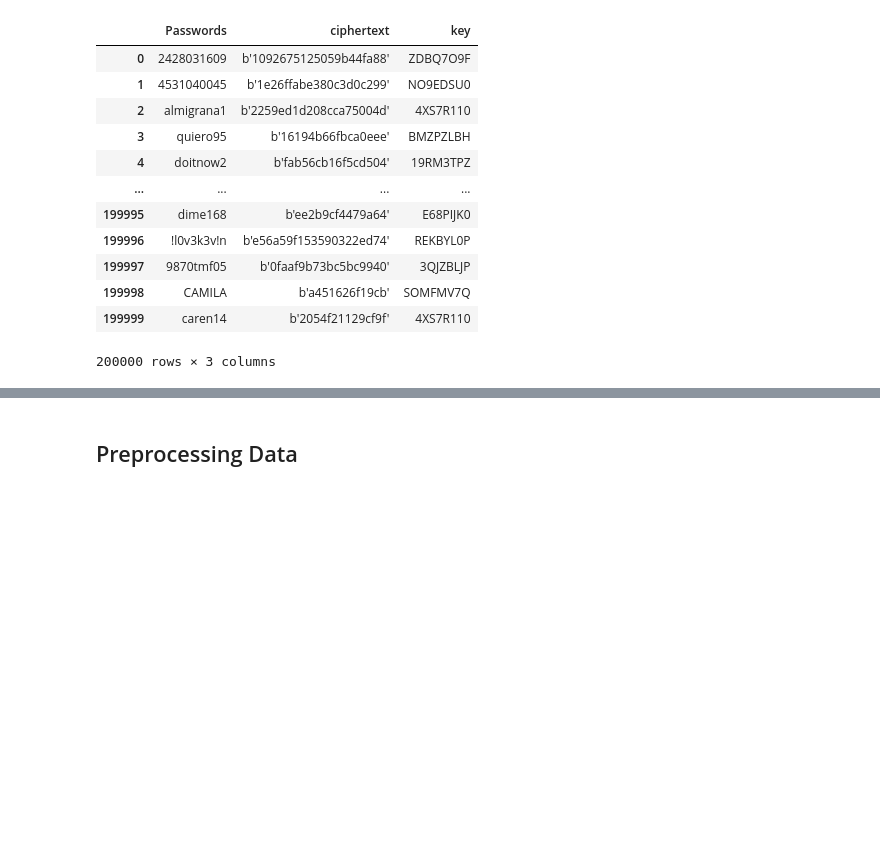
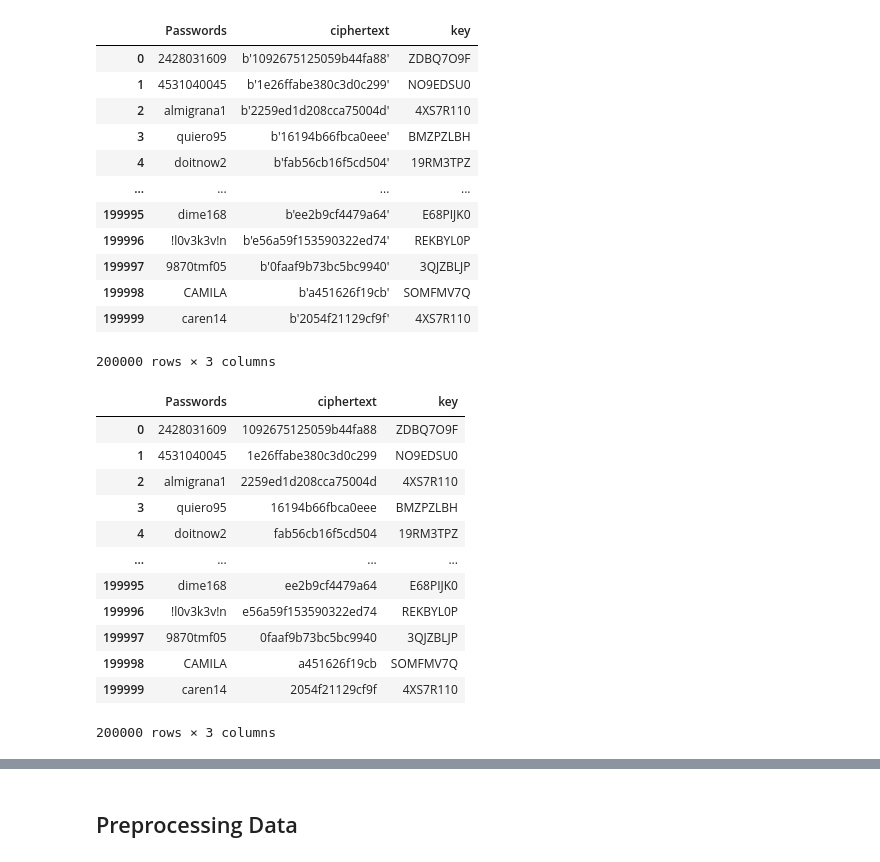
Before and after one commit to ashwiniyer176/Neural-Cryptanalysis, a Jupyter notebook: AES_Deciphering_Code_with_Character_Level_RNN.ipynb, the cells around one changed output, grey strips where cells are left out. Drawn from its saved outputs; the diff is of its cells as text; code cells hidden in the pictures; blank space fills up the shorter version.

```diff
--- a/AES_Deciphering_Code_with_Character_Level_RNN.ipynb
+++ b/AES_Deciphering_Code_with_Character_Level_RNN.ipynb
@@ -26,6 +26,27 @@ df
 | 199998 | CAMILA | b'a451626f19cb' | SOMFMV7Q |
 | 199999 | caren14 | b'2054f21129cf9f' | 4XS7R110 |
 200000 rows × 3 columns
+# %%
+def removeExtra(x):
+    x = x[2:-1]
+    return x
+
+df['ciphertext'] = df['ciphertext'].apply(lambda x: removeExtra(x))
+df
+# %% [output]
+|  | Passwords | ciphertext | key |
+| 0 | 2428031609 | 1092675125059b44fa88 | ZDBQ7O9F |
+| 1 | 4531040045 | 1e26ffabe380c3d0c299 | NO9EDSU0 |
+| 2 | almigrana1 | 2259ed1d208cca75004d | 4XS7R110 |
+| 3 | quiero95 | 16194b66fbca0eee | BMZPZLBH |
+| 4 | doitnow2 | fab56cb16f5cd504 | 19RM3TPZ |
+| ... | ... | ... | ... |
+| 199995 | dime168 | ee2b9cf4479a64 | E68PIJK0 |
+| 199996 | !l0v3k3v!n | e56a59f153590322ed74 | REKBYL0P |
+| 199997 | 9870tmf05 | 0faaf9b73bc5bc9940 | 3QJZBLJP |
+| 199998 | CAMILA | a451626f19cb | SOMFMV7Q |
+| 199999 | caren14 | 2054f21129cf9f | 4XS7R110 |
+200000 rows × 3 columns
 # %%
 df = df.dropna()[:120000]
 # %%
```
Also changed, not shown: parts of 11 cells of this notebook.
